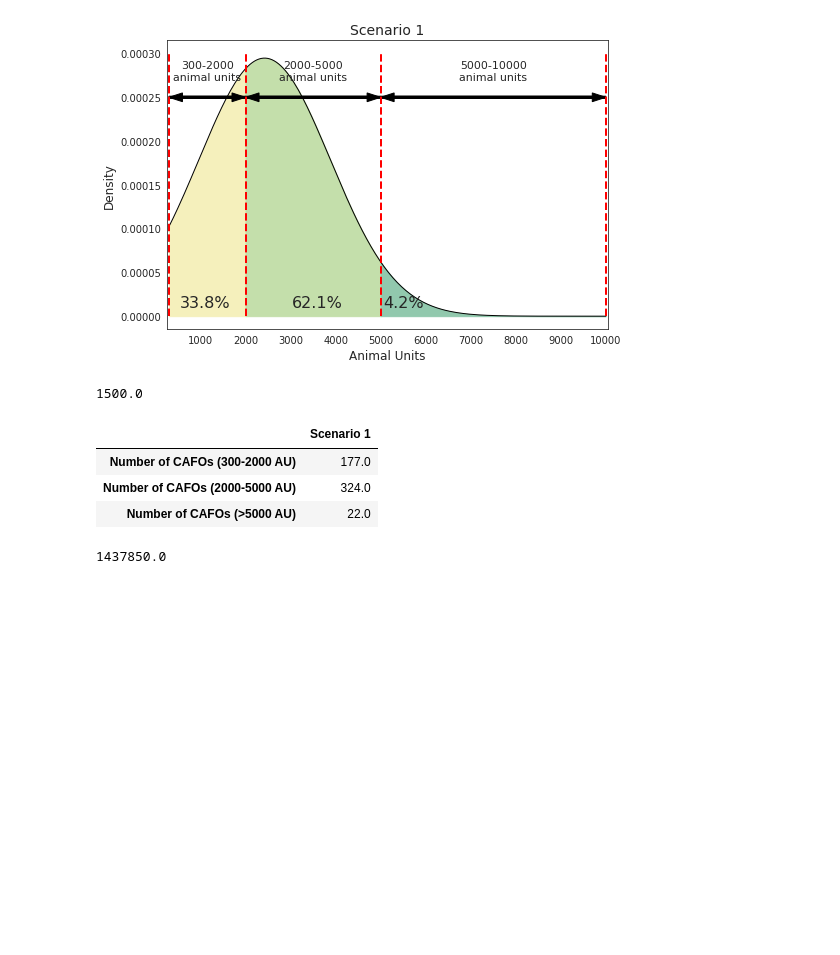
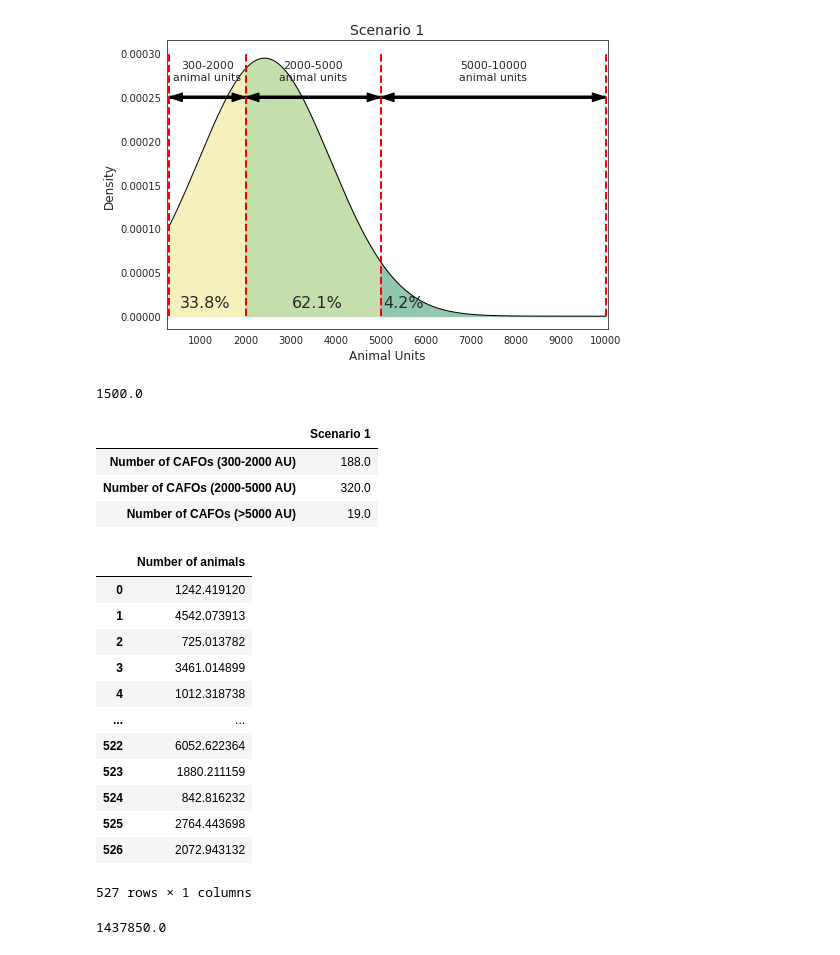
Before and after one commit to emartinher-ULaval/Ontario_P-FlowsRecovery, a Jupyter notebook: Data/CAFOSSizesDistributions/CAFOS_Sizes_Distributions.ipynb, the cells around one changed output. Drawn from its saved outputs; the diff is of its cells as text; code cells hidden in the pictures; blank space fills up the shorter version.

```diff
--- a/Data/CAFOSSizesDistributions/CAFOS_Sizes_Distributions.ipynb
+++ b/Data/CAFOSSizesDistributions/CAFOS_Sizes_Distributions.ipynb
@@ -573,7 +573,7 @@ def MonteCarlo_CAFOsSize(TotalAUs=TotalCattleAU_2019,
 
     return x_MCvector,y_MCvector,xCAFO_MCvector,yCAFO_MCvector
 # %%
-N = 100
+N = 1
 
 xCAFO_MC_total=[]
 xCAFO_MC_Cluster1=[]
@@ -590,20 +590,38 @@ while j < N:
     xCAFO_MC_Cluster1.append(len([i for i in xCAFO_MCvector if i <= 2000]))
     xCAFO_MC_Cluster2.append(len([i for i in xCAFO_MCvector if 2000 < i <= 5000]))
     xCAFO_MC_Cluster3.append(len([i for i in xCAFO_MCvector if i > 5000]))
+# %%
+Results_Scenario1 = {'Number of CAFOs (300-2000 AU)':[np.mean(xCAFO_MC_Cluster1).round(0)],
+                     'Number of CAFOs (2000-5000 AU)':[np.mean(xCAFO_MC_Cluster2).round(0)],
+                     'Number of CAFOs (>5000 AU)':[np.mean(xCAFO_MC_Cluster3).round(0)],
+                    }
+Results_Scenario1_df = pd.DataFrame.from_dict(data=Results_Scenario1,orient='index',columns=['Scenario 1'])
+Results_Scenario1_df.to_csv('Scenario1/Results_Scenario1_df.csv')
+
+Results_Scenario1_df
+# %% [output]
+|  | Scenario 1 |
+| Number of CAFOs (300-2000 AU) | 188.0 |
+| Number of CAFOs (2000-5000 AU) | 320.0 |
+| Number of CAFOs (>5000 AU) | 19.0 |
 # %%
-Results_Scenario1 = {'Number of CAFOs (300-2000 AU)':[np.mean(xCAFO_MC_Cluster1).round(0)],
-                     'Number of CAFOs (2000-5000 AU)':[np.mean(xCAFO_MC_Cluster2).round(0)],
-                     'Number of CAFOs (>5000 AU)':[np.mean(xCAFO_MC_Cluster3).round(0)],
-                    }
-Results_Scenario1_df = pd.DataFrame.from_dict(data=Results_Scenario1,orient='index',columns=['Scenario 1'])
-Results_Scenario1_df.to_csv('Scenario1/Results_Scenario1_df.csv')
-
-Results_Scenario1_df
+CAFOs_Scenario1_df = pd.DataFrame(xCAFO_MCvector, columns=['Number of animals'])
+CAFOs_Scenario1_df.to_csv('Scenario1/CAFOs_Scenario1_df.csv')
+CAFOs_Scenario1_df
 # %% [output]
-|  | Scenario 1 |
-| Number of CAFOs (300-2000 AU) | 177.0 |
-| Number of CAFOs (2000-5000 AU) | 324.0 |
-| Number of CAFOs (>5000 AU) | 22.0 |
+|  | Number of animals |
+| 0 | 1242.419120 |
+| 1 | 4542.073913 |
+| 2 | 725.013782 |
+| 3 | 3461.014899 |
+| 4 | 1012.318738 |
+| ... | ... |
+| 522 | 6052.622364 |
+| 523 | 1880.211159 |
+| 524 | 842.816232 |
+| 525 | 2764.443698 |
+| 526 | 2072.943132 |
+527 rows × 1 columns
 # %%
 179.0*(2300/2)+322*(3500)+21*5000
 # %% [output]
```
Also changed, not shown: parts of 7 cells of this notebook, 26 other files.
